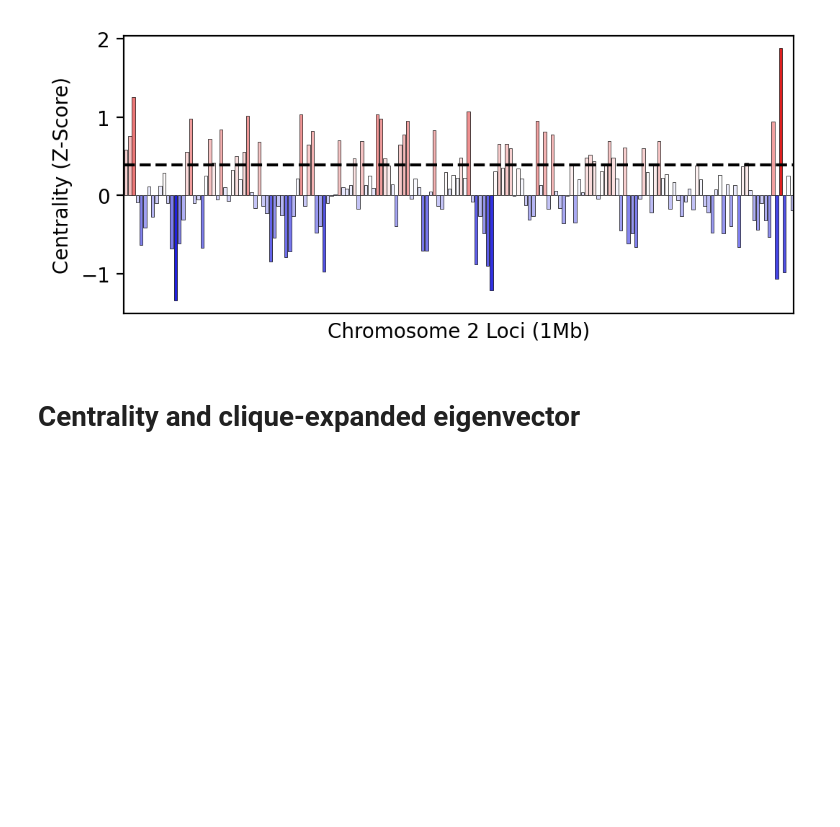
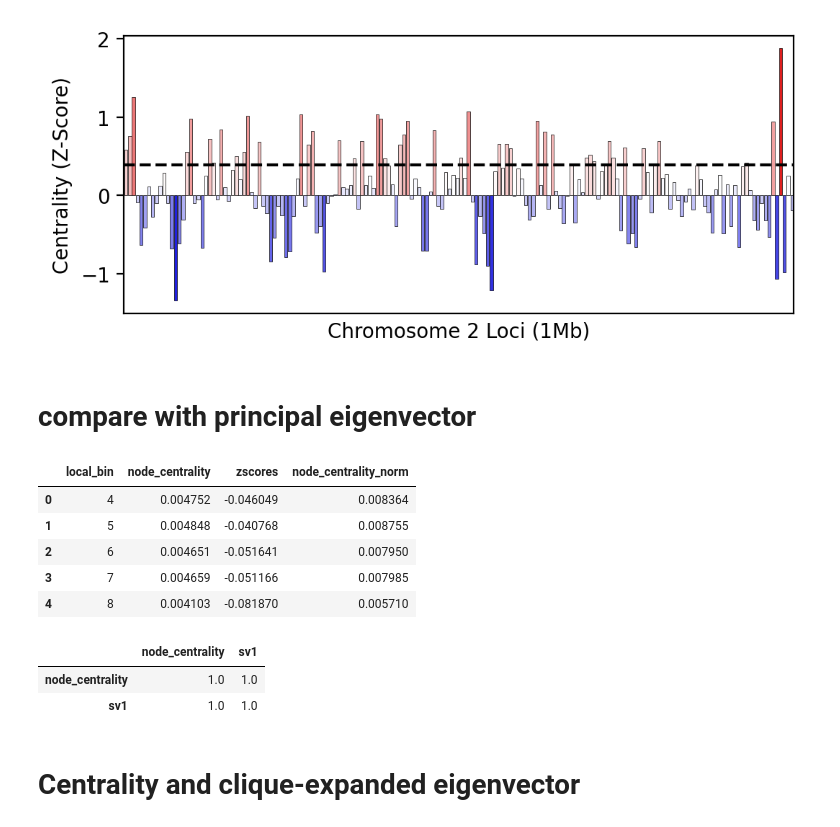
Before and after one commit to CooperStansbury/higher-order-single-cell, a Jupyter notebook: notebooks/chromosome2_core.ipynb, the cells around one changed output. Cells and saved outputs as stored; diff of their text form; code cells hidden in the pictures; blank space fills up the shorter version.

```diff
--- a/notebooks/chromosome2_core.ipynb
+++ b/notebooks/chromosome2_core.ipynb
@@ -255,6 +257,43 @@ plt.xticks([])
 threshold=0.3891188221208042
 ([], [])
 [figure]
+# %% [markdown]
+# compare with principal eigenvector
+# %%
+# Calculate centrality using NetworkX
+nodes_cent, _ = central.nonlinear_eigenvector_centrality(
+    H,
+    function='linear',
+    maxiter=1000,
+)
+
+# Create DataFrame with results
+nodes_hat = pd.DataFrame({
+    'local_bin': H.index,
+    'node_centrality': nodes_cent,
+    'zscores': stats.zscore(nodes_cent),
+    'node_centrality_norm': ut.min_max(nodes_cent),  # Assuming you have ut.min_max elsewhere
+})
+
+nodes_hat.head()
+# %% [output]
+|  | local_bin | node_centrality | zscores | node_centrality_norm |
+| 0 | 4 | 0.004752 | -0.046049 | 0.008364 |
+| 1 | 5 | 0.004848 | -0.040768 | 0.008755 |
+| 2 | 6 | 0.004651 | -0.051641 | 0.007950 |
+| 3 | 7 | 0.004659 | -0.051166 | 0.007985 |
+| 4 | 8 | 0.004103 | -0.081870 | 0.005710 |
+# %%
+X = csr_matrix(H.to_numpy().T)
+svd = TruncatedSVD(n_components=1, n_iter=7)
+svd.fit(X)
+
+nodes_hat['sv1'] = svd.components_[0, :]
+nodes_hat[['node_centrality', 'sv1']].corr()
+# %% [output]
+|  | node_centrality | sv1 |
+| node_centrality | 1.0 | 1.0 |
+| sv1 | 1.0 | 1.0 |
 # %% [markdown]
 # Centrality and clique-expanded eigenvector
 # %%
```
Also changed, not shown: parts of 12 cells of this notebook, 14 other files.
